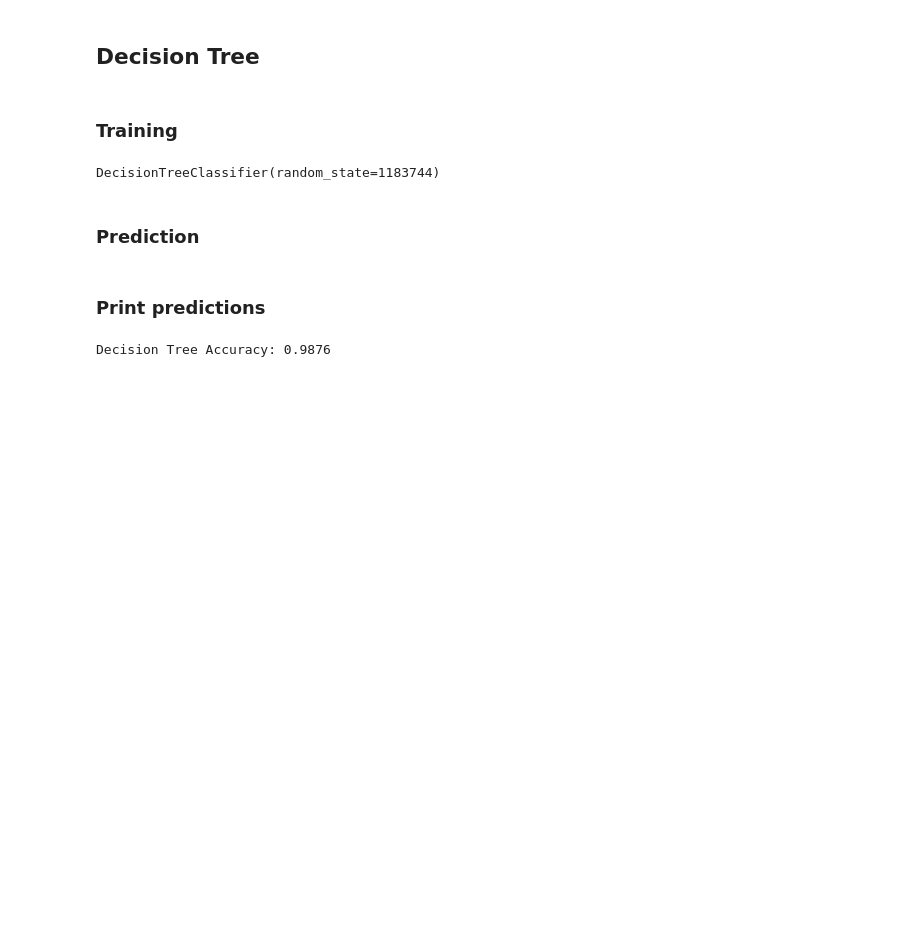
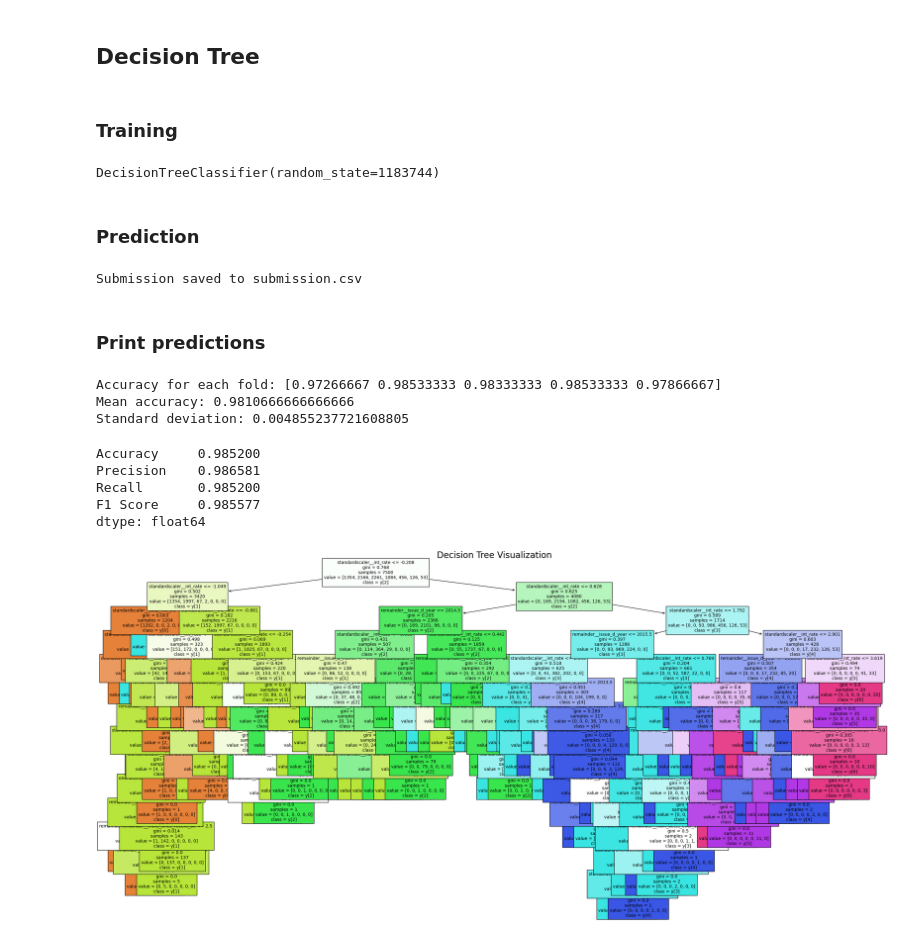
Before and after one commit to tobsel7/course-machine-learning-tuvienna, a Jupyter notebook: src/exercise1/loan.ipynb, the cells around one changed output. Drawn from its saved outputs; the diff is of its cells as text; code cells hidden in the pictures; blank space fills up the shorter version.

```diff
--- a/src/exercise1/loan.ipynb
+++ b/src/exercise1/loan.ipynb
@@ -379,11 +510,63 @@ DecisionTreeClassifier(random_state=1183744)
 # %%
 # Make predictions on the test data
 y_pred_decision_tree = decision_tree_classifier.predict(X_test)
+# %%
+import csv
+
+# Assuming you have an array or list of IDs like this:
+ids = X_valid.index  # Replace with your list/array of IDs
+
+# Combine the IDs with the corresponding predictions
+predictions = list(zip(ids, y_pred_decision_tree))
+
+# Specify the filename for your CSV
+filename = 'submission.csv'
+
+# Writing to csv file
+with open(filename, 'w', newline='') as csvfile:
+    # Create a csv writer object
+    csvwriter = csv.writer(csvfile)
+
+    # Write the headers (adjust as per Kaggle's requirement)
+    csvwriter.writerow(['ID', 'grade'])
+
+    # Write the data rows
+    csvwriter.writerows(predictions)
+
+print(f'Submission saved to {filename}')
+# %% [output]
+Submission saved to submission.csv
 # %% [markdown]
 ### Print predictions
-# %%
-# Evaluate the classifier
-accuracy_decision_tree = accuracy_score(y_test_encoded, y_pred_decision_tree)
-print(f"Decision Tree Accuracy: {accuracy_decision_tree}")
-# %% [output]
-Decision Tree Accuracy: 0.9876
+# %%
+scores_tree = cross_val_score(decision_tree_classifier, X_train, y_train_encoded, cv=5)
+
+print("Accuracy for each fold:", scores_tree)
+print("Mean accuracy:", scores_tree.mean())
+print("Standard deviation:", scores_tree.std())
+# %% [output]
+Accuracy for each fold: [0.97266667 0.98533333 0.98333333 0.98533333 0.97866667]
+Mean accuracy: 0.9810666666666666
+Standard deviation: 0.004855237721608805
+# %%
+calculate_performance_metrics(y_test_encoded,y_pred_decision_tree)
+# %% [output]
+Accuracy     0.985200
+Precision    0.986581
+Recall       0.985200
+F1 Score     0.985577
+dtype: float64
+# %%
+plt.figure(figsize=(30, 15), dpi=100)
+
+# Plot the decision tree with larger font size for node labels
+tree_plot = plot_tree(decision_tree_classifier, filled=True,
+                      feature_names=X_train.columns, class_names=True,
+                      fontsize=10)  # You can increase this value if needed
+
+# Title for the tree
+plt.title("Decision Tree Visualization", fontsize=20)
+
+plt.show()
+# %% [output]
+[figure, added]
```
Also changed, not shown: parts of 45 cells of this notebook, 3 other files.
